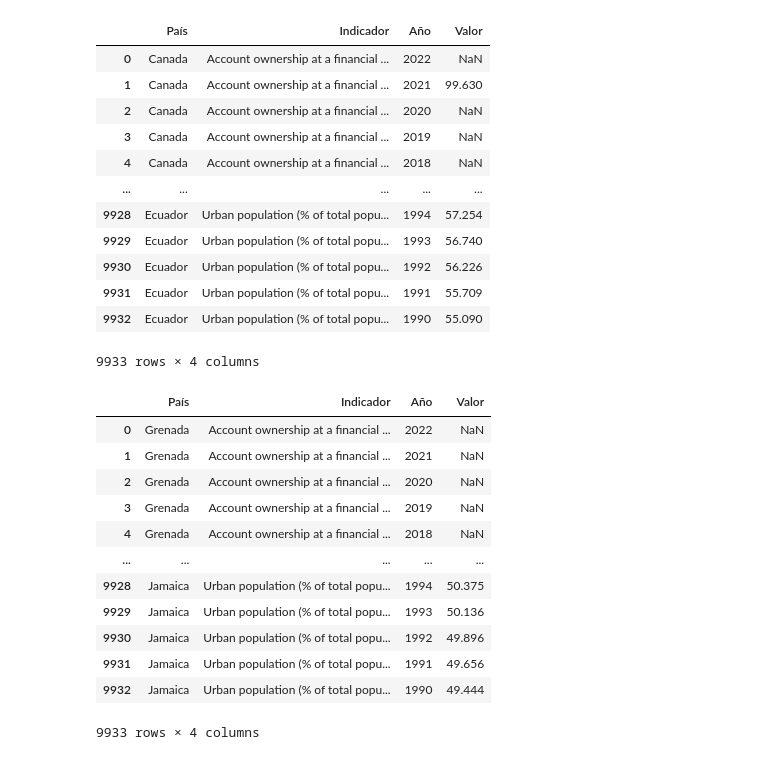
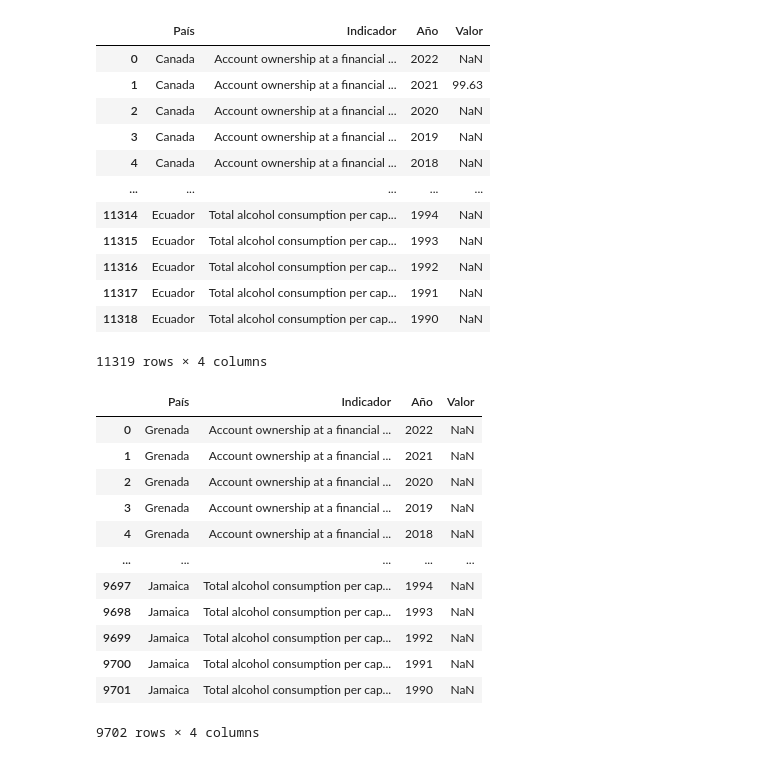
Before and after one commit to HaiderInfante/proyecto_final_bootcamp_henry, a Jupyter notebook: EDA1.ipynb, the cells around one changed output. Cells and saved outputs as stored; diff of their text form; code cells hidden in the pictures.

```diff
--- a/EDA1.ipynb
+++ b/EDA1.ipynb
@@ -26,6 +20,4 @@ Extracción de Metadata para extraer luego los datos de cógidos de países e in
 # %%
-# 1ER DATASET
-
 #Código para extraer los datos con la API del WB
 #particionamos la información de los países e indicadores para realizar la extracción
 # Países de la OEA
@@ -35,8 +27,7 @@ countries = ["USA",
     "BHS",
     "BRB",
     "BLZ",
-    "BOL",
-    "BRA",
+
 ]
 
 
@@ -85,7 +76,13 @@ indicators = [
     "SP.RUR.TOTL.ZS",
     "SL.UEM.TOTL.ZS",
     "SP.URB.TOTL",
-    "SP.URB.TOTL.IN.ZS"
+    "SP.URB.TOTL.IN.ZS",
+      "EN.POP.DNST",
+"SP.DYN.LE00.MA.IN",
+"SH.STA.ANVC.ZS",
+"SN.ITK.DEFC.ZS",
+"SH.STA.DIAB.ZS",
+"SH.ALC.PCAP.LI"
 ]
 
 # Años deseados para extraer los datos
@@ -144,7 +141,5 @@ data_df0
 # %%
-# 2DO DATASET
-
-#Continuamos con la extraccion de datos de los países
+#Continuamos con la extraccion extracción de datos de los países
 countries = ["CAN",
     "CHL",
     "COL",
@@ -199,7 +194,13 @@ indicators = [
     "SP.RUR.TOTL.ZS",
     "SL.UEM.TOTL.ZS",
     "SP.URB.TOTL",
-    "SP.URB.TOTL.IN.ZS"
+    "SP.URB.TOTL.IN.ZS",
+      "EN.POP.DNST",
+"SP.DYN.LE00.MA.IN",
+"SH.STA.ANVC.ZS",
+"SN.ITK.DEFC.ZS",
+"SH.STA.DIAB.ZS",
+"SH.ALC.PCAP.LI"
 ]
 
 
@@ -216,47 +217,45 @@ data_frames = []
 base_url = "http://api.worldbank.org/v2/country"
 
 # Realiza las consultas para cada país, indicador y año
 for country_code in countries:
     for indicator in indicators:
         # Construye la URL de la consulta
         url = f"{base_url}/{country_code}/indicator/{indicator}?date={start_year}:{end_year}&format=json"
 
         # Realiza la solicitud GET a la API del Banco Mundial
         response = requests.get(url)
 
         # Verifica si la solicitud fue exitosa
         if response.status_code == 200:
             data = response.json()
             # Los datos se encuentran en data[1]
             for entry in data[1]:
                 year = entry['date']
                 value = entry['value']
                 indicator_name = entry['indicator']['value']
                 country_name = entry['country']['value']
                 data_frames.append(pd.DataFrame({"País": [country_name], "Indicador": [indicator_name], "Año": [year], "Valor": [value]}))
 
 # Concatenar todos los DataFrames individuales en uno
 data_df = pd.concat(data_frames, ignore_index=True)
 
 # Mostrar los datos en una tabla
 data_df
 # %% [output]
 |  | País | Indicador | Año | Valor |
 | 0 | Canada | Account ownership at a financial ... | 2022 | NaN |
-| 1 | Canada | Account ownership at a financial ... | 2021 | 99.630 |
+| 1 | Canada | Account ownership at a financial ... | 2021 | 99.63 |
 | 2 | Canada | Account ownership at a financial ... | 2020 | NaN |
 | 3 | Canada | Account ownership at a financial ... | 2019 | NaN |
 | 4 | Canada | Account ownership at a financial ... | 2018 | NaN |
 | ... | ... | ... | ... | ... |
-| 9928 | Ecuador | Urban population (% of total popu... | 1994 | 57.254 |
-| 9929 | Ecuador | Urban population (% of total popu... | 1993 | 56.740 |
-| 9930 | Ecuador | Urban population (% of total popu... | 1992 | 56.226 |
-| 9931 | Ecuador | Urban population (% of total popu... | 1991 | 55.709 |
-| 9932 | Ecuador | Urban population (% of total popu... | 1990 | 55.090 |
+| 11314 | Ecuador | Total alcohol consumption per cap... | 1994 | NaN |
+| 11315 | Ecuador | Total alcohol consumption per cap... | 1993 | NaN |
+| 11316 | Ecuador | Total alcohol consumption per cap... | 1992 | NaN |
+| 11317 | Ecuador | Total alcohol consumption per cap... | 1991 | NaN |
+| 11318 | Ecuador | Total alcohol consumption per cap... | 1990 | NaN |
-9933 rows × 4 columns
+11319 rows × 4 columns
 # %%
-# 3ER DATASET
-
 #Continuamos con el mismo proceso
 countries = [
     "GRD",
@@ -264,7 +263,6 @@ countries = [
     "GUY",
     "HTI",
     "HND",
-    "HKG",
     "JAM" ]
 # Indicadores que deseas consultar
 indicators = [
@@ -310,7 +308,13 @@ indicators = [
     "SP.RUR.TOTL.ZS",
     "SL.UEM.TOTL.ZS",
     "SP.URB.TOTL",
-    "SP.URB.TOTL.IN.ZS"
+    "SP.URB.TOTL.IN.ZS",
+      "EN.POP.DNST",
+"SP.DYN.LE00.MA.IN",
+"SH.STA.ANVC.ZS",
+"SN.ITK.DEFC.ZS",
+"SH.STA.DIAB.ZS",
+"SH.ALC.PCAP.LI"
 ]
 
 
@@ -359,9 +363,9 @@ data_df_a
 | 3 | Grenada | Account ownership at a financial ... | 2019 | NaN |
 | 4 | Grenada | Account ownership at a financial ... | 2018 | NaN |
 | ... | ... | ... | ... | ... |
-| 9928 | Jamaica | Urban population (% of total popu... | 1994 | 50.375 |
-| 9929 | Jamaica | Urban population (% of total popu... | 1993 | 50.136 |
-| 9930 | Jamaica | Urban population (% of total popu... | 1992 | 49.896 |
-| 9931 | Jamaica | Urban population (% of total popu... | 1991 | 49.656 |
-| 9932 | Jamaica | Urban population (% of total popu... | 1990 | 49.444 |
+| 9697 | Jamaica | Total alcohol consumption per cap... | 1994 | NaN |
+| 9698 | Jamaica | Total alcohol consumption per cap... | 1993 | NaN |
+| 9699 | Jamaica | Total alcohol consumption per cap... | 1992 | NaN |
+| 9700 | Jamaica | Total alcohol consumption per cap... | 1991 | NaN |
+| 9701 | Jamaica | Total alcohol consumption per cap... | 1990 | NaN |
-9933 rows × 4 columns
+9702 rows × 4 columns
```
Also changed, not shown: parts of 58 cells of this notebook.
